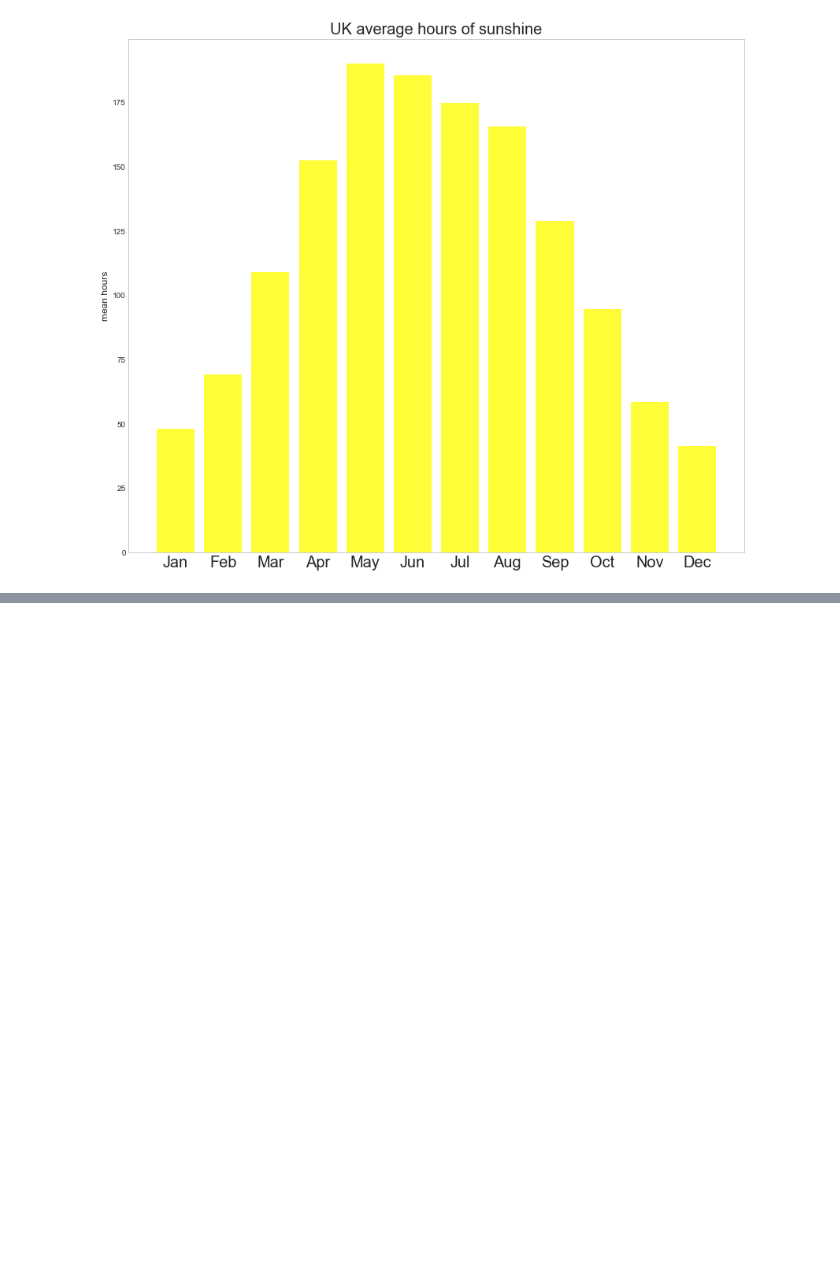
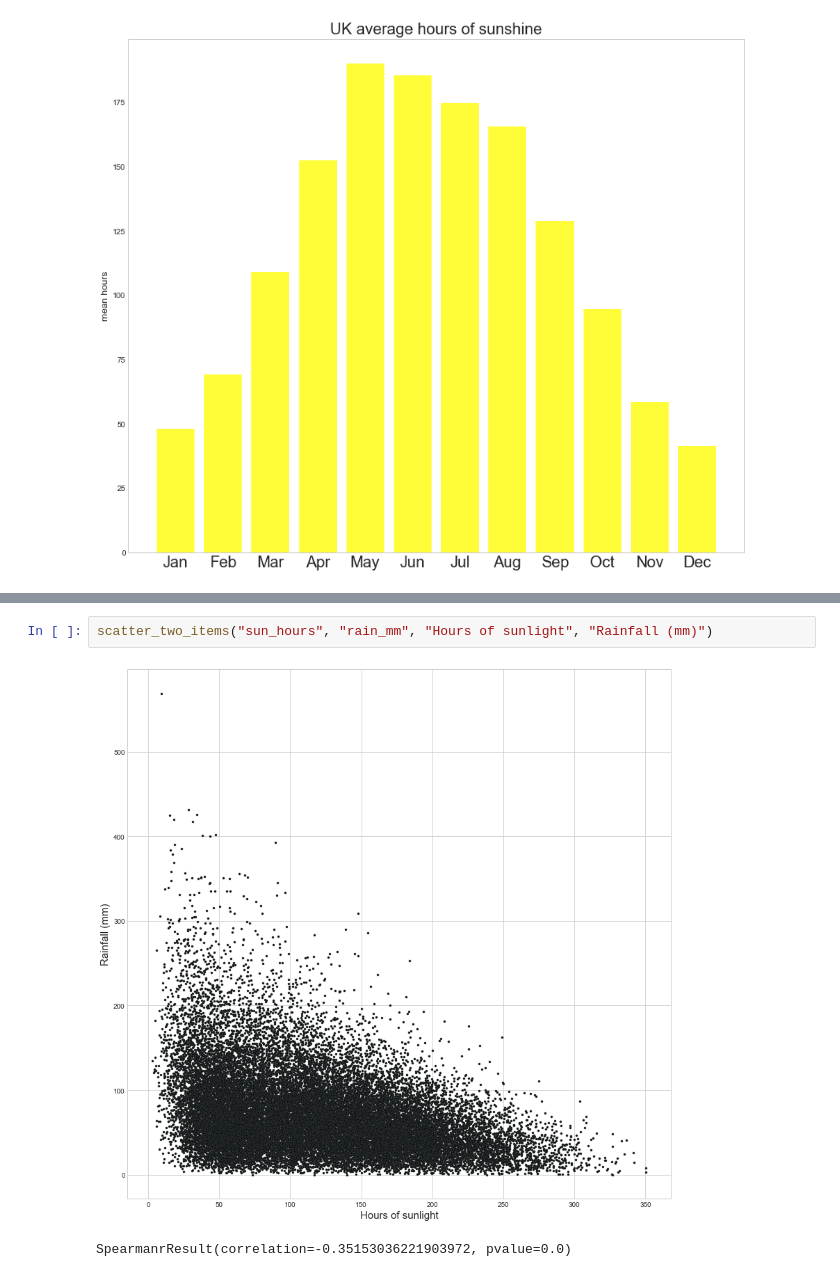
Before and after one commit to DanielJohnBenton/historic-monthly-meteorological-station-data, a Jupyter notebook: src/notes.ipynb, the cells around one changed output, grey strips where cells are left out. Cells and saved outputs as stored; diff of their text form; blank space fills up the shorter version.

```diff
--- a/src/notes.ipynb
+++ b/src/notes.ipynb
@@ -313,0 +375,5 @@ plot_avg_month_data("sun_hours", float, "UK average hours of sunshine", "mean ho
+# %%
+scatter_two_items("sun_hours", "rain_mm", "Hours of sunlight", "Rainfall (mm)")
+# %% [output]
+[figure, added]
+SpearmanrResult(correlation=-0.35153036221903972, pvalue=0.0)
```
Also changed, not shown: parts of 8 cells of this notebook.
